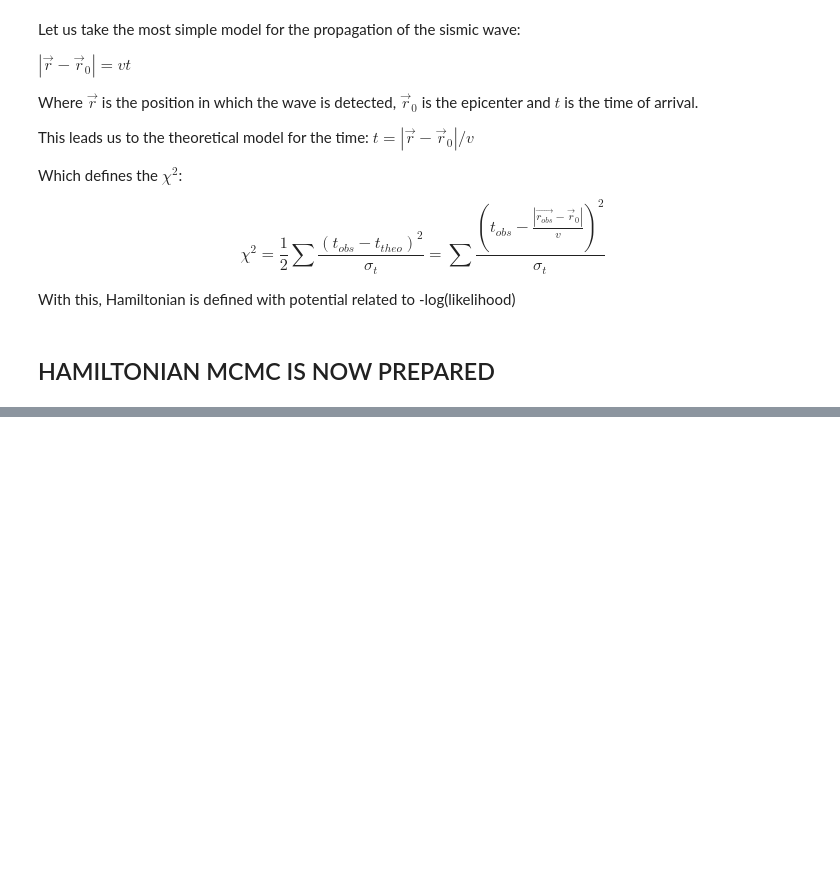
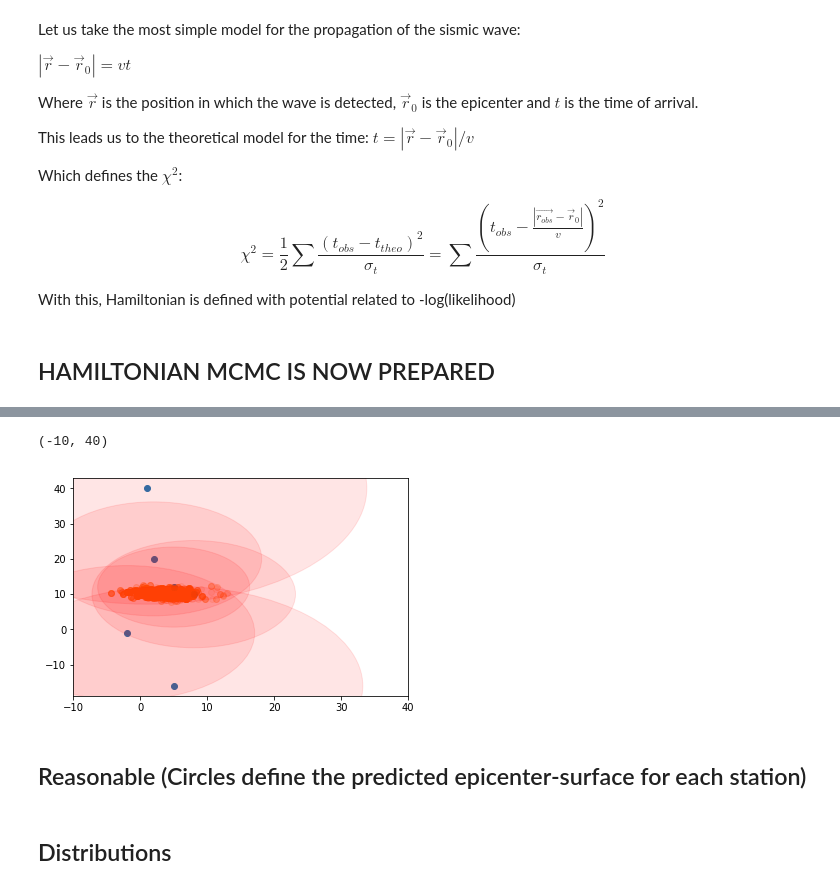
Before and after one commit to jdprada1760/JesusPrada_Ej2, a Jupyter notebook: Sismic_HamiltonianMCMC.ipynb, the cells around one changed output, grey strips where cells are left out. Saved outputs shown, nothing was run; the diff lists cells and outputs as text; code cells hidden in the pictures; blank space fills up the shorter version.

```diff
--- a/Sismic_HamiltonianMCMC.ipynb
+++ b/Sismic_HamiltonianMCMC.ipynb
@@ -118,8 +124,16 @@ len(epiR_chain.T[1])
 # %%
 fig, ax = plt.subplots()
 ax.scatter(R.T[0],R.T[1])
 for i in range(6):
     circle1 = plt.Circle((R[i][0],R[i][1]), v*T[i], color='r',alpha= 0.1)
     ax.add_artist(circle1)
 #plt.Circle((R-10-[0],R.T[1]), v*T[i], color='r')
+scatter(epiR_chain.T[0],epiR_chain.T[1],alpha=0.1)
 ax.set_xlim(-10,40)
+# %% [output]
+(-10, 40)
+[figure, added]
+# %% [markdown]
+## Reasonable (Circles define the predicted epicenter-surface for each station)  ##
+# %% [markdown]
+## Distributions ##
```
Also changed, not shown: parts of 14 cells of this notebook.
